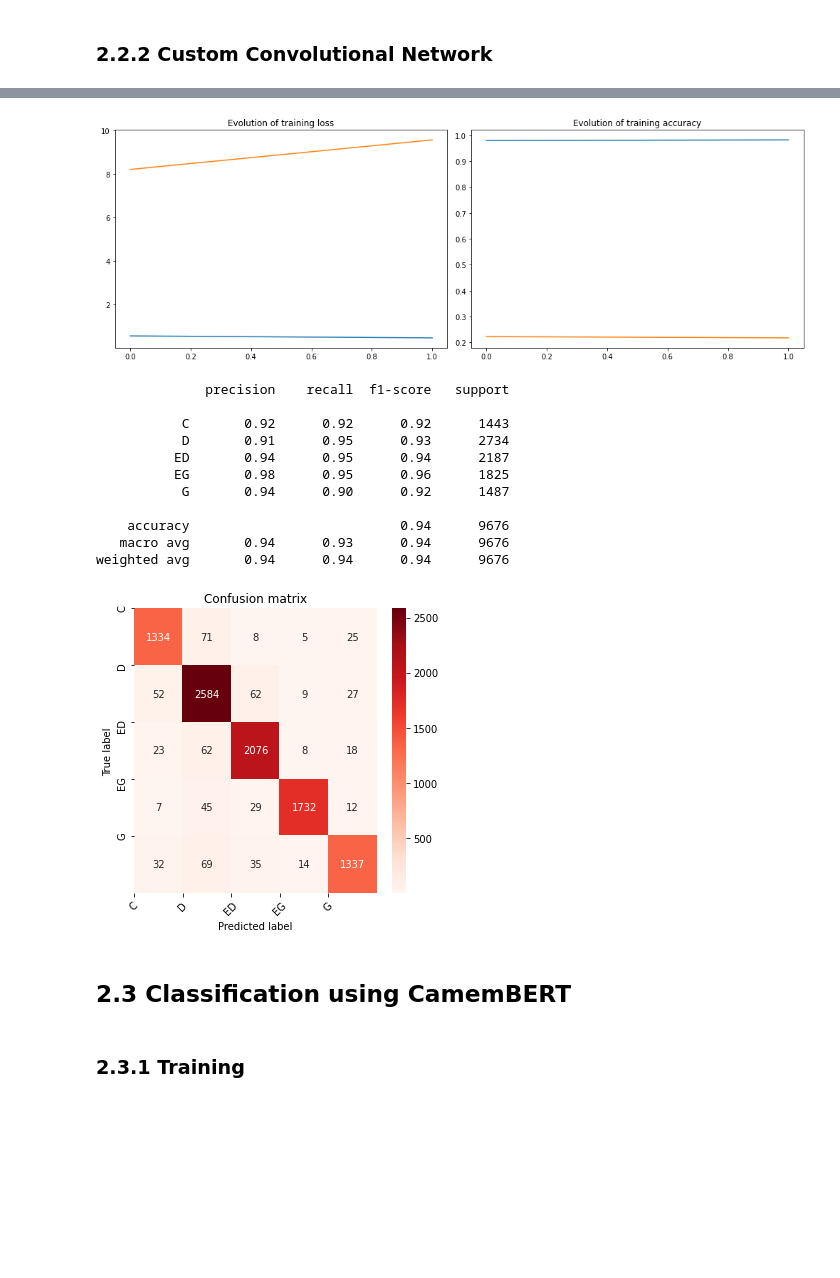
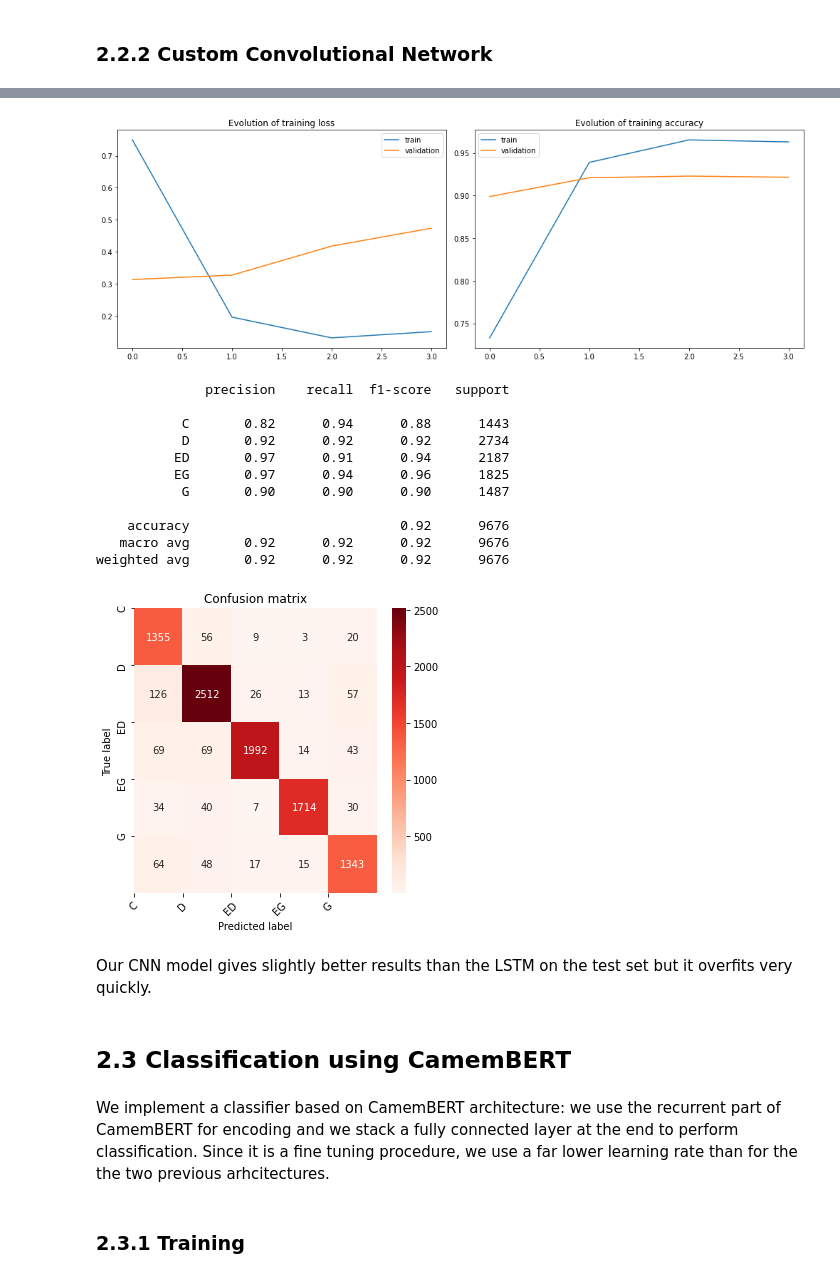
Before and after one commit to aymericfloyrac/NLP-Political-line-classification, a Jupyter notebook: Project.ipynb, the cells around one changed output, grey strips where cells are left out. Drawn from its saved outputs; the diff is of its cells as text; code cells hidden in the pictures; blank space fills up the shorter version.

```diff
--- a/Project.ipynb
+++ b/Project.ipynb
@@ -246,8 +303,9 @@ model = RNN(vocab_size, output_size, embedding_dim, hidden_dim, n_layers)
 model = model.to(device)
 # %%
 criterion = nn.CrossEntropyLoss()
-optimizer = torch.optim.Adam(model.parameters(), lr=0.05)
-scheduler = None
+optimizer = torch.optim.Adam(model.parameters(), lr=0.005)
+scheduler = torch.optim.lr_scheduler.ReduceLROnPlateau(optimizer, patience = 2, verbose=True)
+activate_early_stopping = True
 # %%
-train(model, 'rnn',criterion, optimizer,scheduler, train_loader, val_loader, n_epochs=2, print_every=100, gpu=True)
+train(model, 'rnn',criterion, optimizer,activate_early_stopping,scheduler, train_loader, val_loader, n_epochs=20, print_every=400, gpu=True)
 # %% [output]
@@ -297,5 +354,7 @@ Convolutional networks are quite commonly used in the literature of NLP problems
 # %%
 max_features = 8000
 embed_dim = 128
-model = CNN(max_features,embed_dim)
+num_filters = [64,64]
+filter_sizes = [6,6]
+model = CNN(max_features,embed_dim,num_filters,filter_sizes)
 model = model.to(device)
@@ -314,7 +361,8 @@ CNN(
 # %%
 criterion = nn.CrossEntropyLoss()
-optimizer = torch.optim.Adam(model.parameters(), lr=0.01)
-lr_scheduler = torch.optim.lr_scheduler.ReduceLROnPlateau(optimizer, patience = 2, verbose=True)
+optimizer = torch.optim.Adam(model.parameters(), lr=0.005)
+scheduler = torch.optim.lr_scheduler.ReduceLROnPlateau(optimizer, patience = 2, verbose=True)
+activate_early_stopping = True
 # %%
-train(model, 'cnn',criterion, optimizer,scheduler, train_loader, val_loader, n_epochs=2, print_every=100, gpu=True)
+train(model, 'cnn',criterion, optimizer,activate_early_stopping,scheduler, train_loader, val_loader, n_epochs=20, print_every=400, gpu=True)
 # %% [output]
@@ -341,4 +386,4 @@ EVALUATION Validation set : mean loss 9.565461575910943 || mean accuracy 0.21750
-[figure, old version]
+[figure, new version]
 # %%
 model.eval()
 ytest,ypred = get_predictions(model,test_loader,'cnn')
@@ -347,18 +392,22 @@ plot_confusion_matrix(ytest,ypred,label_map=label_map)
 # %% [output]
               precision    recall  f1-score   support
 
-           C       0.92      0.92      0.92      1443
-           D       0.91      0.95      0.93      2734
-          ED       0.94      0.95      0.94      2187
-          EG       0.98      0.95      0.96      1825
-           G       0.94      0.90      0.92      1487
+           C       0.82      0.94      0.88      1443
+           D       0.92      0.92      0.92      2734
+          ED       0.97      0.91      0.94      2187
+          EG       0.97      0.94      0.96      1825
+           G       0.90      0.90      0.90      1487
 
-    accuracy                           0.94      9676
-   macro avg       0.94      0.93      0.94      9676
-weighted avg       0.94      0.94      0.94      9676
+    accuracy                           0.92      9676
+   macro avg       0.92      0.92      0.92      9676
+weighted avg       0.92      0.92      0.92      9676
-[figure, old version]
+[figure, new version]
+# %% [markdown]
+Our CNN model gives slightly better results than the LSTM on the test set but it overfits very quickly.
 # %% [markdown]
 ## 2.3 Classification using CamemBERT
+# %% [markdown]
+We implement a classifier based on CamemBERT architecture: we use the recurrent part of CamemBERT for encoding and we stack a fully connected layer at the end to perform classification. Since it is a fine tuning procedure, we use a far lower learning rate than for the the two previous arhcitectures.
 # %%
 dftrain,ytrain,dfval,yval,dftest,ytest,label_map = random_split_dataset(df,validation=True,deep=True)
 # %% [markdown]
```
Also changed, not shown: parts of 68 cells of this notebook.
